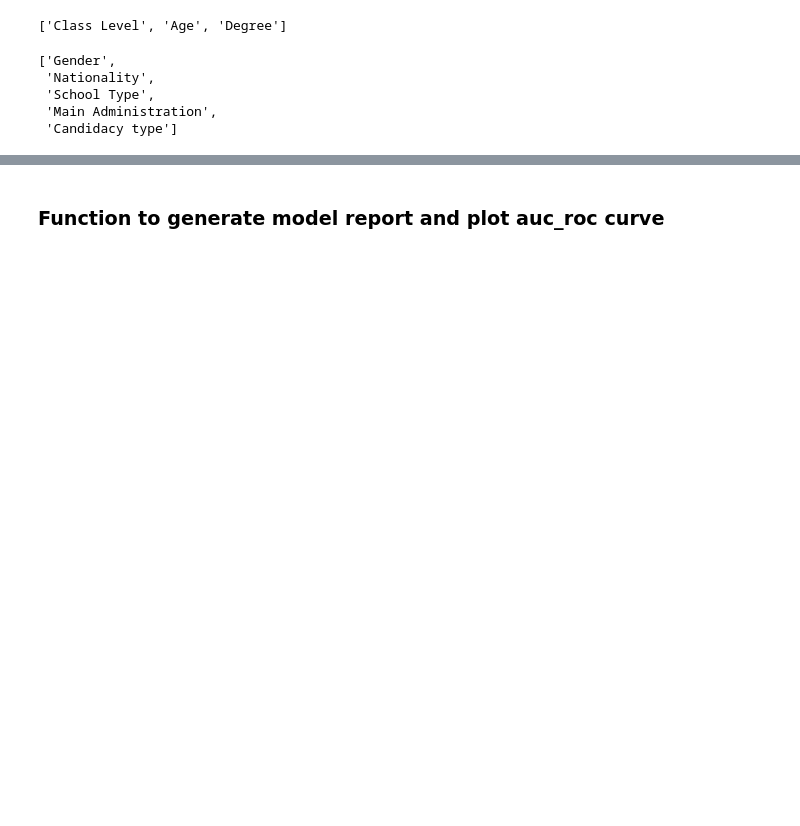
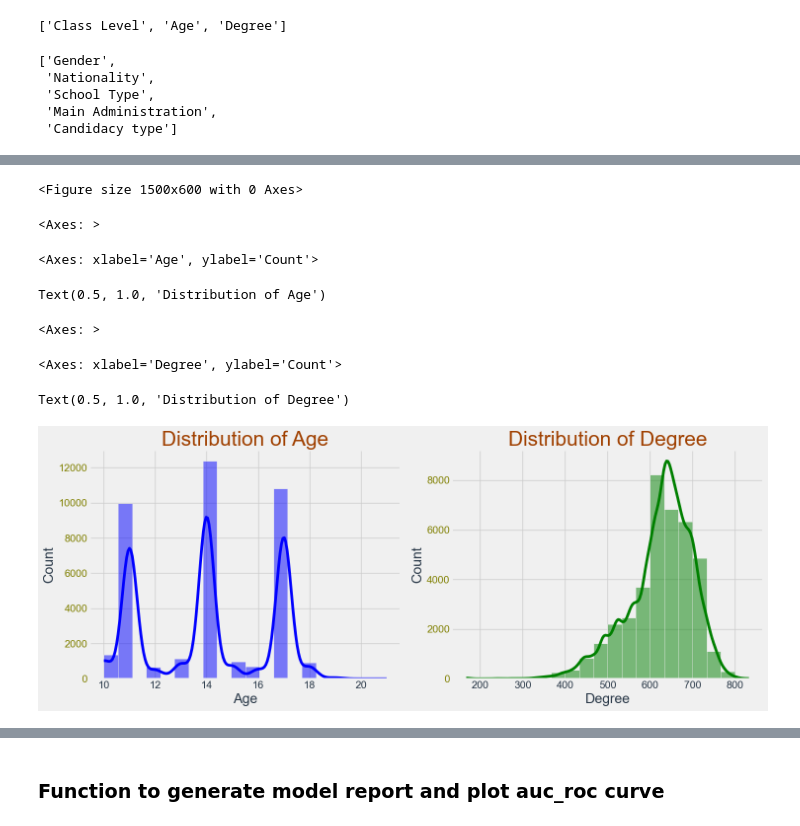
Before and after one commit to Wahaj-Raza/Cognitive-Environmental-Analysis, a Jupyter notebook: Cognitive Environmental Analysis Student Grade Prediction.ipynb, the cells around one changed output, grey strips where cells are left out. Drawn from its saved outputs; the diff is of its cells as text; code cells hidden in the pictures; blank space fills up the shorter version.

```diff
--- a/Cognitive Environmental Analysis Student Grade Prediction.ipynb
+++ b/Cognitive Environmental Analysis Student Grade Prediction.ipynb
@@ -135,0 +267,25 @@ plt.show()
+# %%
+# Set up the figure size
+plt.figure(figsize=(15, 6))
+
+# Plot for Age distribution
+plt.subplot(1, 2, 1)
+sns.histplot(df['Age'], bins=20, kde=True, color='blue')
+plt.title('Distribution of Age')
+
+# Plot for Degree distribution
+plt.subplot(1, 2, 2)
+sns.histplot(df['Degree'], bins=20, kde=True, color='green')
+plt.title('Distribution of Degree')
+
+plt.tight_layout()
+plt.show()
+# %% [output]
+<Figure size 1500x600 with 0 Axes>
+<Axes: >
+<Axes: xlabel='Age', ylabel='Count'>
+Text(0.5, 1.0, 'Distribution of Age')
+<Axes: >
+<Axes: xlabel='Degree', ylabel='Count'>
+Text(0.5, 1.0, 'Distribution of Degree')
+[figure, added]
```
Also changed, not shown: parts of 51 cells of this notebook.
